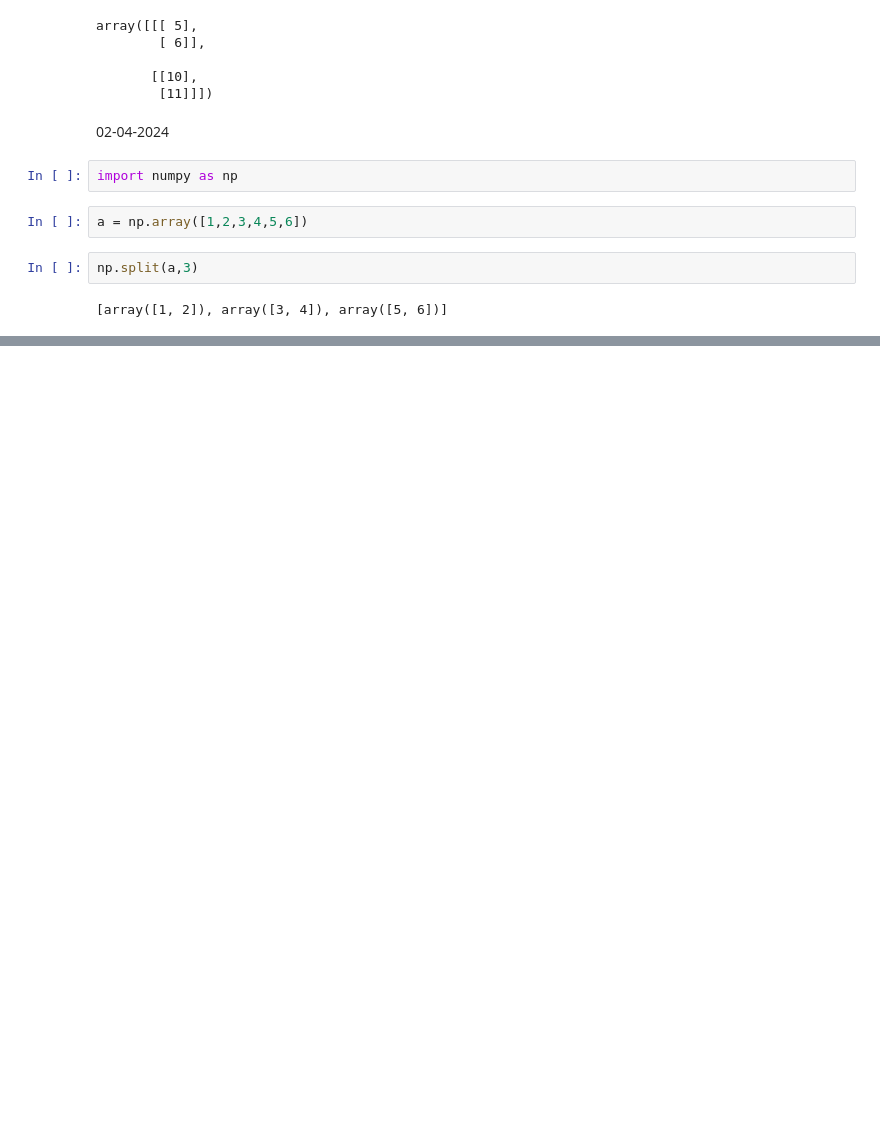
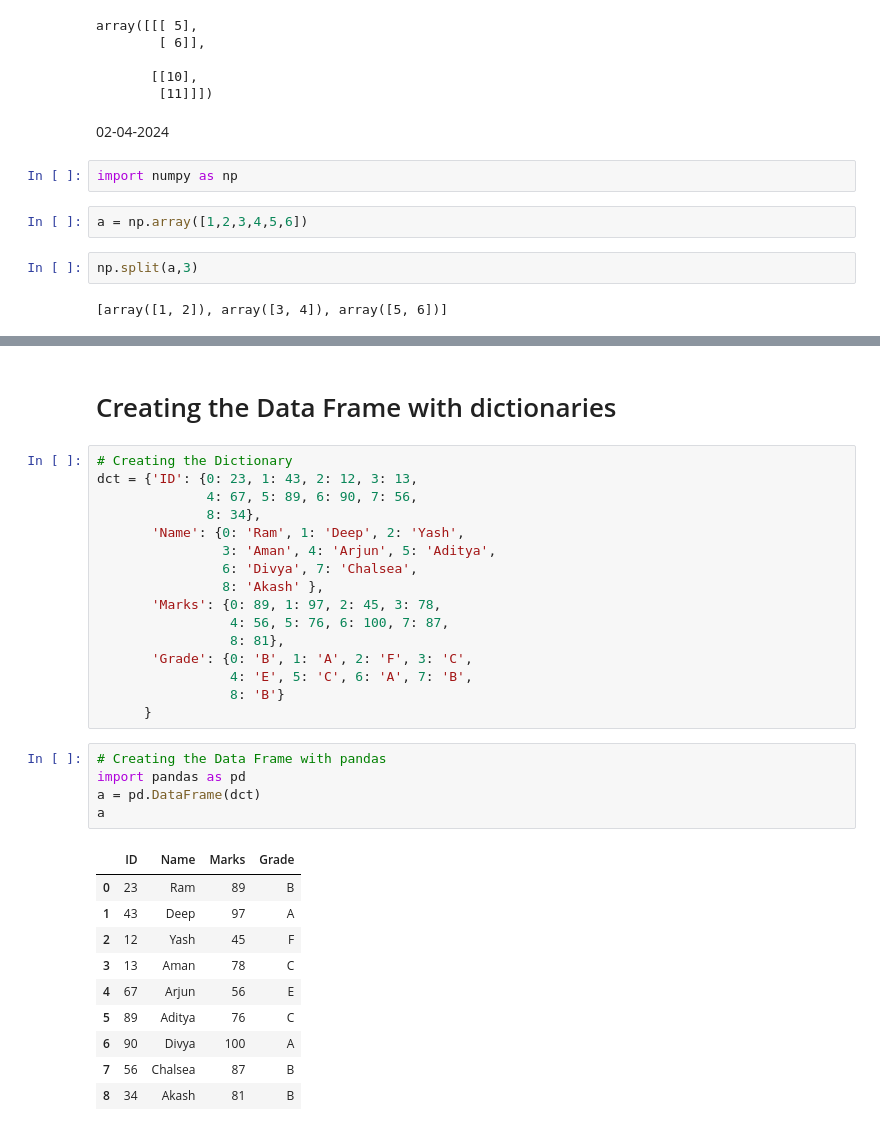
Before and after one commit to sridharreddy7831/Rooman, a Jupyter notebook: Programs.ipynb, the cells around one changed output, grey strips where cells are left out. Drawn from its saved outputs; the diff is of its cells as text; blank space fills up the shorter version.

```diff
--- a/Programs.ipynb
+++ b/Programs.ipynb
@@ -462,0 +500,34 @@ np.split(a,3)
+# %% [markdown]
+# Creating the Data Frame with dictionaries
+# %%
+# Creating the Dictionary
+dct = {'ID': {0: 23, 1: 43, 2: 12, 3: 13,
+              4: 67, 5: 89, 6: 90, 7: 56,
+              8: 34},
+       'Name': {0: 'Ram', 1: 'Deep', 2: 'Yash',
+                3: 'Aman', 4: 'Arjun', 5: 'Aditya',
+                6: 'Divya', 7: 'Chalsea',
+                8: 'Akash' },
+       'Marks': {0: 89, 1: 97, 2: 45, 3: 78,
+                 4: 56, 5: 76, 6: 100, 7: 87,
+                 8: 81},
+       'Grade': {0: 'B', 1: 'A', 2: 'F', 3: 'C',
+                 4: 'E', 5: 'C', 6: 'A', 7: 'B',
+                 8: 'B'}
+      }
+# %%
+# Creating the Data Frame with pandas
+import pandas as pd
+a = pd.DataFrame(dct)
+a
+# %% [output]
+|  | ID | Name | Marks | Grade |
+| 0 | 23 | Ram | 89 | B |
+| 1 | 43 | Deep | 97 | A |
+| 2 | 12 | Yash | 45 | F |
+| 3 | 13 | Aman | 78 | C |
+| 4 | 67 | Arjun | 56 | E |
+| 5 | 89 | Aditya | 76 | C |
+| 6 | 90 | Divya | 100 | A |
+| 7 | 56 | Chalsea | 87 | B |
+| 8 | 34 | Akash | 81 | B |
```
Also changed, not shown: parts of 90 cells of this notebook, 8 other files.
